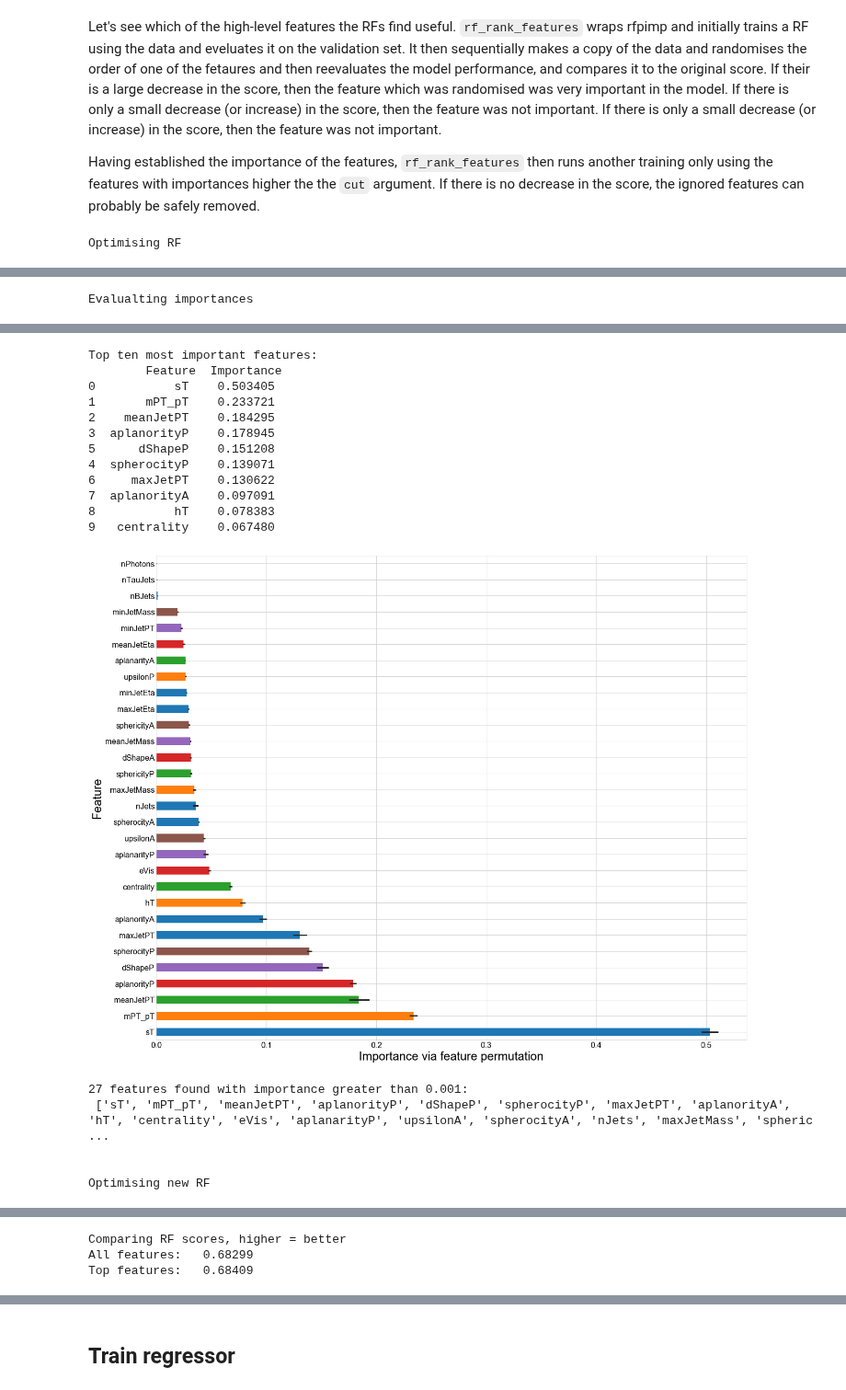
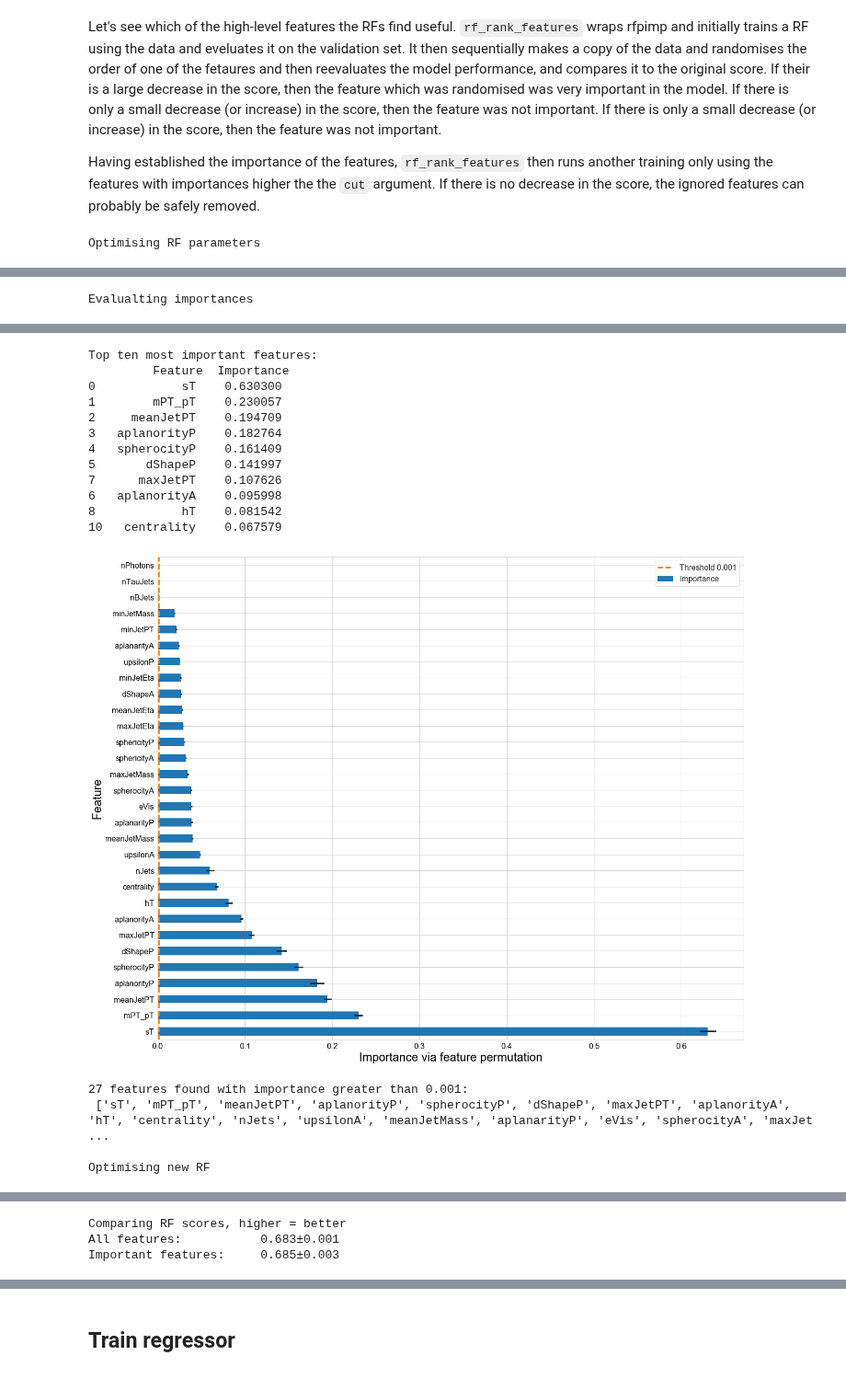
Before and after one commit to GilesStrong/lumin, a Jupyter notebook: examples/Single_Target_Regression.ipynb, the cells around one changed output, grey strips where cells are left out. Shown at 92% size. Drawn from its saved outputs; the diff is of its cells as text; code cells hidden in the pictures.

```diff
--- a/examples/Single_Target_Regression.ipynb
+++ b/examples/Single_Target_Regression.ipynb
@@ -251,31 +242,31 @@ Let's see which of the high-level features the RFs find useful. `rf_rank_feature
 Having established the importance of the features, `rf_rank_features` then runs another training only using the features with importances higher the the `cut` argument. If there is no decrease in the score, the ignored features can probably be safely removed.
 # %%
 from lumin.optimisation.features import rf_rank_features
-import_feats = rf_rank_features(df_trn, df_val, objective='regression', train_feats=hl_feats, importance_cut=0.001, n_rfs=5)
+import_feats = rf_rank_features(df_trn, df_val, objective='regression', train_feats=hl_feats,
+                                importance_cut=0.001, n_rfs=5)
 # %% [output]
-Optimising RF
+Optimising RF parameters
 [interactive output not drawn]
 Evalualting importances
 [interactive output not drawn]
 Top ten most important features:
-        Feature  Importance
-0           sT    0.503405
-1       mPT_pT    0.233721
-2    meanJetPT    0.184295
-3  aplanorityP    0.178945
-5      dShapeP    0.151208
-4  spherocityP    0.139071
-6     maxJetPT    0.130622
-7  aplanorityA    0.097091
-8           hT    0.078383
-9   centrality    0.067480
+         Feature  Importance
+0            sT    0.630300
+1        mPT_pT    0.230057
+2     meanJetPT    0.194709
+3   aplanorityP    0.182764
+4   spherocityP    0.161409
+5       dShapeP    0.141997
+7      maxJetPT    0.107626
+6   aplanorityA    0.095998
+8            hT    0.081542
+10   centrality    0.067579
-[figure, old version]
+[figure, new version]
 27 features found with importance greater than 0.001:
- ['sT', 'mPT_pT', 'meanJetPT', 'aplanorityP', 'dShapeP', 'spherocityP', 'maxJetPT', 'aplanorityA', 'hT', 'centrality', 'eVis', 'aplanarityP', 'upsilonA', 'spherocityA', 'nJets', 'maxJetMass', 'spheric ...
-
+ ['sT', 'mPT_pT', 'meanJetPT', 'aplanorityP', 'spherocityP', 'dShapeP', 'maxJetPT', 'aplanorityA', 'hT', 'centrality', 'nJets', 'upsilonA', 'meanJetMass', 'aplanarityP', 'eVis', 'spherocityA', 'maxJet ...
 
 Optimising new RF
 [interactive output not drawn]
 Comparing RF scores, higher = better
-All features:   0.68299
-Top features:   0.68409
+All features:           0.683±0.001
+Important features:     0.685±0.003
```
Also changed, not shown: parts of 34 cells of this notebook, 1 other file.
